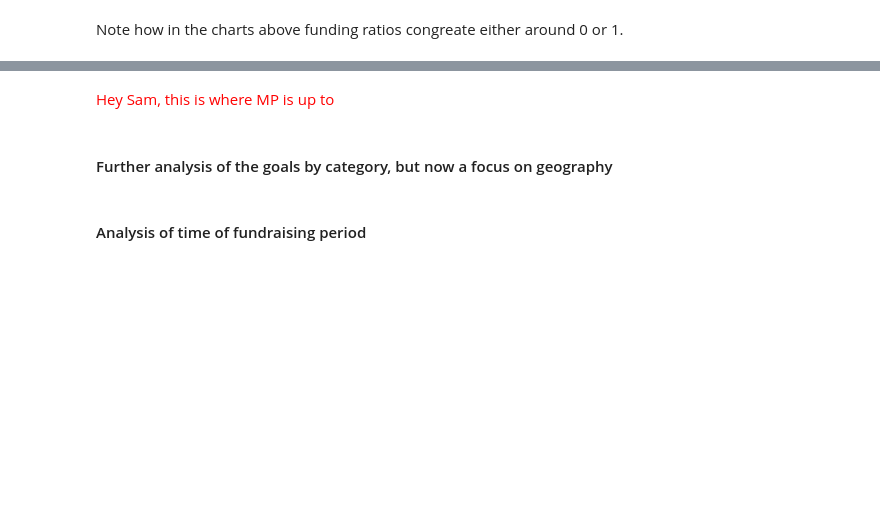
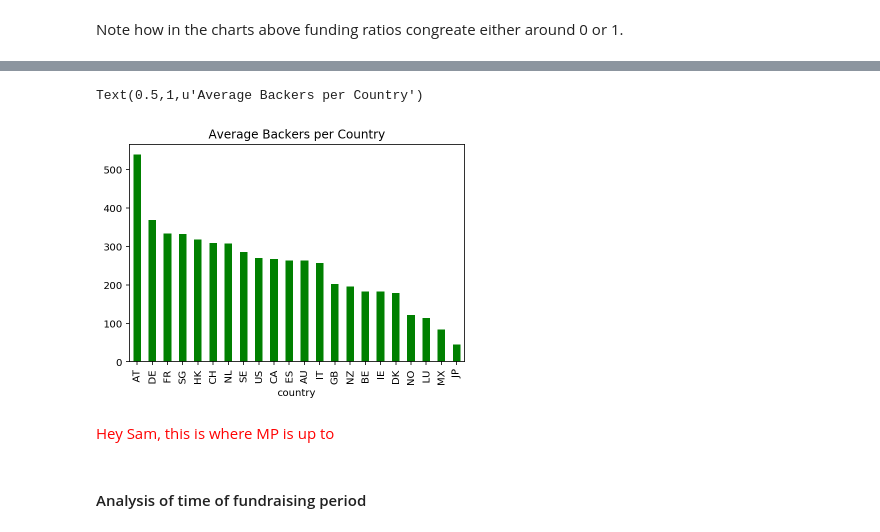
Before and after one commit to themp731/NYU_git, a Jupyter notebook: NYU-dwd-kickstarter/PanosPals_MP.2.ipynb, the cells around one changed output, grey strips where cells are left out. Saved outputs shown, nothing was run; the diff lists cells and outputs as text; code cells hidden in the pictures; blank space fills up the shorter version.

```diff
--- a/NYU-dwd-kickstarter/PanosPals_MP.2.ipynb
+++ b/NYU-dwd-kickstarter/PanosPals_MP.2.ipynb
@@ -184,7 +223,21 @@ Note how in the charts above funding ratios congreate either around 0 or 1.
+# %%
+# Slice by total raised
+df_backersGeo = df_geos[["state","backers","country"]]
+# Keep only successful projects and group
+df_backersCount = df_backersGeo[df_backersGeo["state"] == "successful"].groupby(by="country").count()
+df_backersCount.columns = ["Number of Backers", "mask"]
+df_backersSum = df_backersGeo[df_backersGeo["state"] == "successful"].groupby(by="country").sum()
+df_geoMerge = df_backersCount.join(df_backersSum, how='inner')
+df_geoMerge["Backers per Project"] = df_geoMerge["backers"] / df_geoMerge["Number of Backers"]
+df_geoMerge.drop(columns=["mask"], inplace=True)
+df_geoMerge.columns = ["Number of Backers", "Pledged", "Backers per Project"]
+df_geoMerge["Backers per Project"].sort_values(ascending=False).plot(kind='bar', color='green')
+plt.title("Average Backers per Country")
+# %% [output]
+Text(0.5,1,u'Average Backers per Country')
+[figure, added]
 # %% [markdown]
 <font color='red' size=12> Hey Sam, this is where MP is up to</font>
-# %% [markdown]
-#### Further analysis of the goals by category, but now a focus on geography
 # %% [markdown]
 #### Analysis of time of fundraising period
 # %%
```
Also changed, not shown: parts of 7 cells of this notebook.
